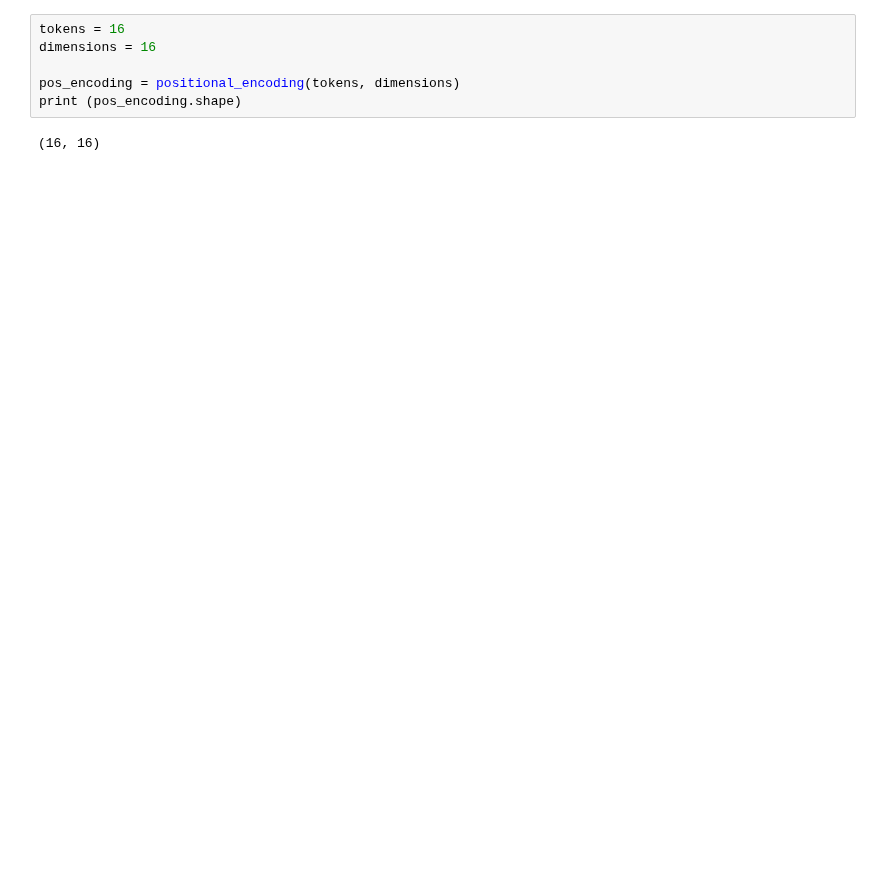
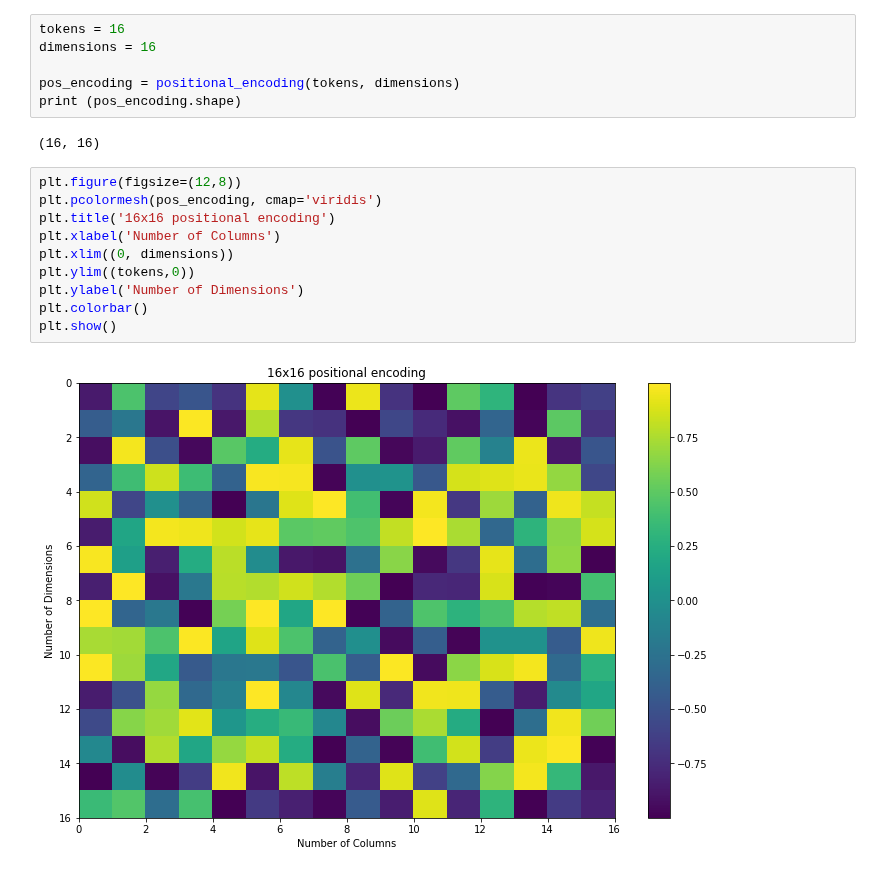
Before and after one commit to ryan8512/EE-298, a Jupyter notebook: Assignment_1.ipynb, the cells around one changed output. Cells and saved outputs as stored; diff of their text form; blank space fills up the shorter version.

```diff
--- a/Assignment_1.ipynb
+++ b/Assignment_1.ipynb
@@ -42,5 +44,17 @@ pos_encoding = positional_encoding(tokens, dimensions)
 print (pos_encoding.shape)
 # %% [output]
 (16, 16)
+# %%
+plt.figure(figsize=(12,8))
+plt.pcolormesh(pos_encoding, cmap='viridis')
+plt.title('16x16 positional encoding')
+plt.xlabel('Number of Columns')
+plt.xlim((0, dimensions))
+plt.ylim((tokens,0))
+plt.ylabel('Number of Dimensions')
+plt.colorbar()
+plt.show()
+# %% [output]
+[figure, added]
 # %%
 orthonormal_matrix = gram_schmidt(pos_encoding)
```
Also changed, not shown: parts of 5 cells of this notebook.
